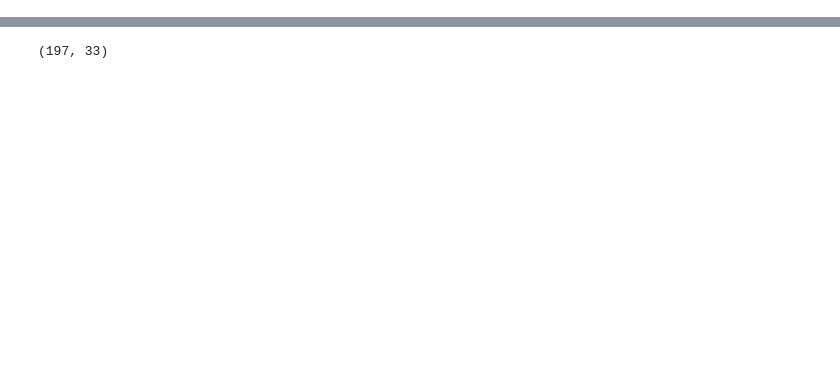
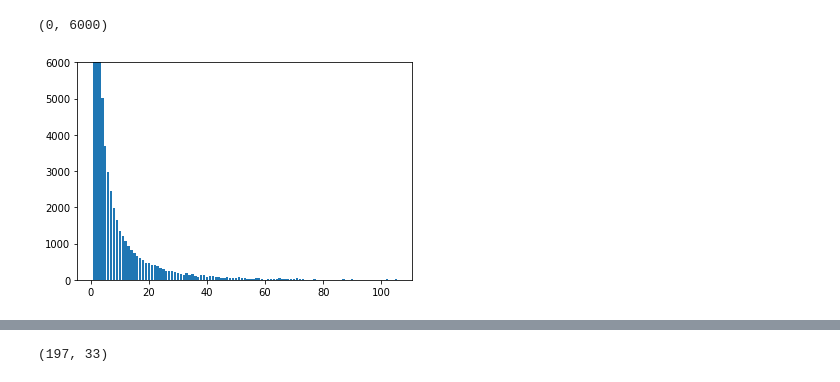
Before and after one commit to antigenomics/tcr-pairing-preferences, a Jupyter notebook: CDR3Graphs.ipynb, the cells around one changed output, grey strips where cells are left out. Saved outputs shown, nothing was run; the diff lists cells and outputs as text; code cells hidden in the pictures; blank space fills up the shorter version.

```diff
--- a/CDR3Graphs.ipynb
+++ b/CDR3Graphs.ipynb
@@ -56,0 +395,10 @@ for l in range(6, 20):
+# %%
+degrees = np.array([len(x) for x in b_adj])
+degrees_distr = np.zeros((np.max(degrees) + 1))
+for d in degrees:
+    degrees_distr[d] += 1
+plt.bar(np.arange(1, degrees_distr.shape[0]), degrees_distr[1:])
+plt.ylim((0, 6000))
+# %% [output]
+(0, 6000)
+[figure, added]
```
Also changed, not shown: parts of 72 cells of this notebook, 5 other files.
